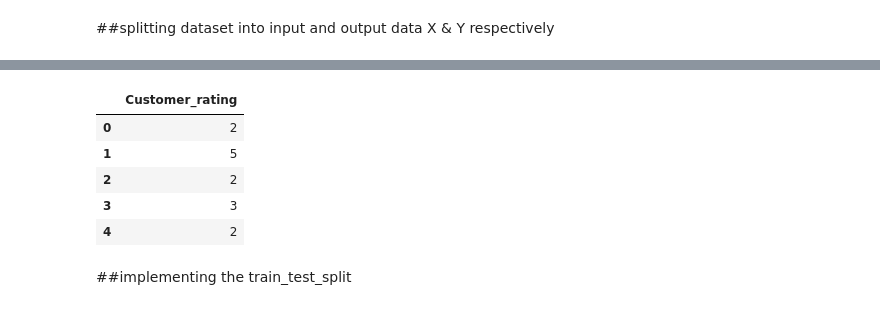
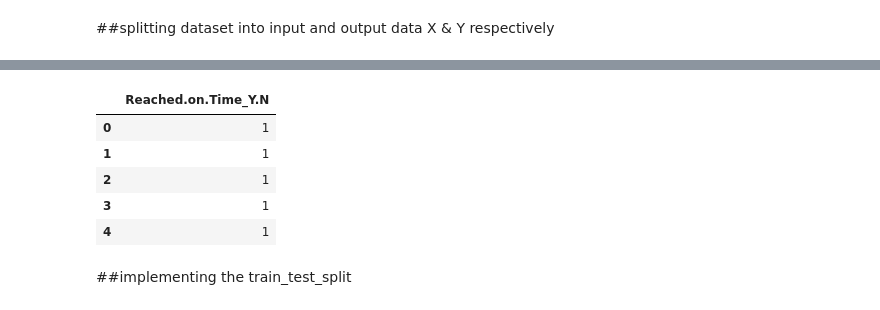
Before and after one commit to madinatt/CapstoneProject, a Jupyter notebook: Capstone_Project.ipynb, the cells around one changed output, grey strips where cells are left out. Cells and saved outputs as stored; diff of their text form; code cells hidden in the pictures.

```diff
--- a/Capstone_Project.ipynb
+++ b/Capstone_Project.ipynb
@@ -172,3 +214,6 @@ for i in df.columns:
 [figure]
 [figure]
 [figure]
+# %%
+les = LabelEncoder()
+df['Product_importance'] = les.fit_transform(df.Product_importance)
@@ -174,0 +224,3 @@ for i in df.columns:
+# %%
+les = LabelEncoder()
+df['Warehouse_block'] = les.fit_transform(df.Warehouse_block)
@@ -174,0 +231,3 @@ for i in df.columns:
+# %%
+les = LabelEncoder()
+df['Mode_of_Shipment'] = les.fit_transform(df.Mode_of_Shipment)
@@ -174,0 +238,3 @@ for i in df.columns:
+# %%
+client_sex = {'M':0, 'F':1}
+df['Gender'] = df.Gender.map(client_sex)
@@ -188,13 +293,13 @@ X.head()
 # %%
-y = df[['Customer_rating']]
+y = df[['Reached.on.Time_Y.N']]
 y.head()
 # %% [output]
-|  | Customer_rating |
-| 0 | 2 |
-| 1 | 5 |
-| 2 | 2 |
-| 3 | 3 |
-| 4 | 2 |
+|  | Reached.on.Time_Y.N |
+| 0 | 1 |
+| 1 | 1 |
+| 2 | 1 |
+| 3 | 1 |
+| 4 | 1 |
 # %% [markdown]
 ##implementing the train_test_split
 # %%
```
Also changed, not shown: parts of 22 cells of this notebook, 1 other file.
